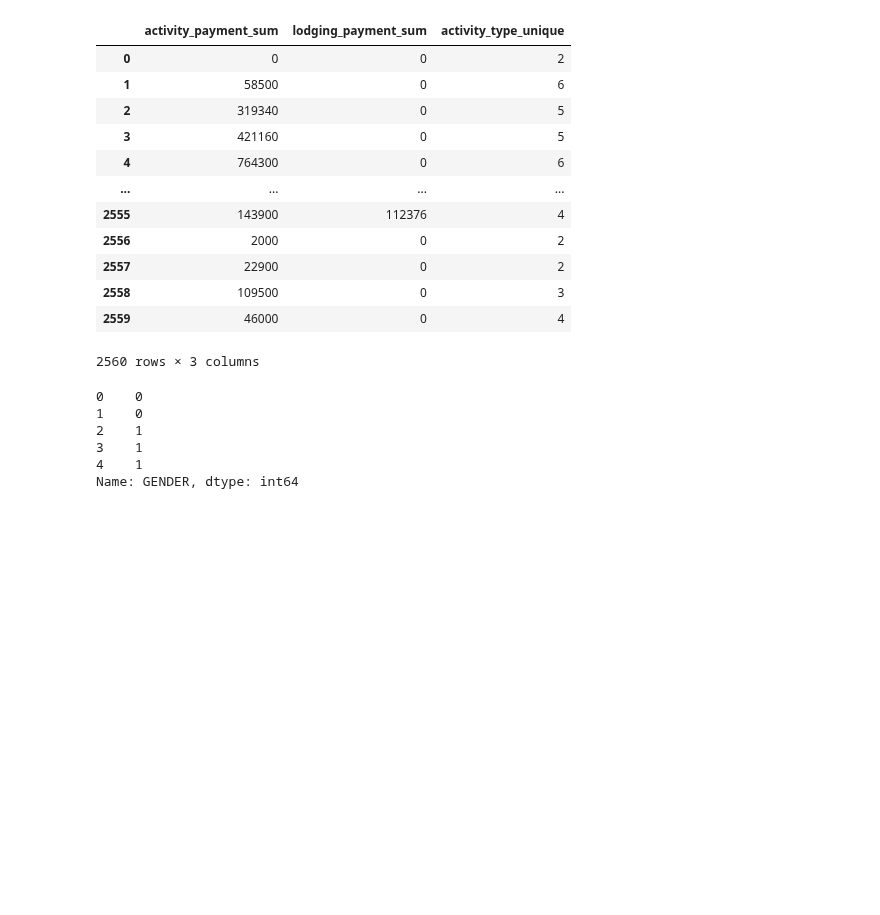
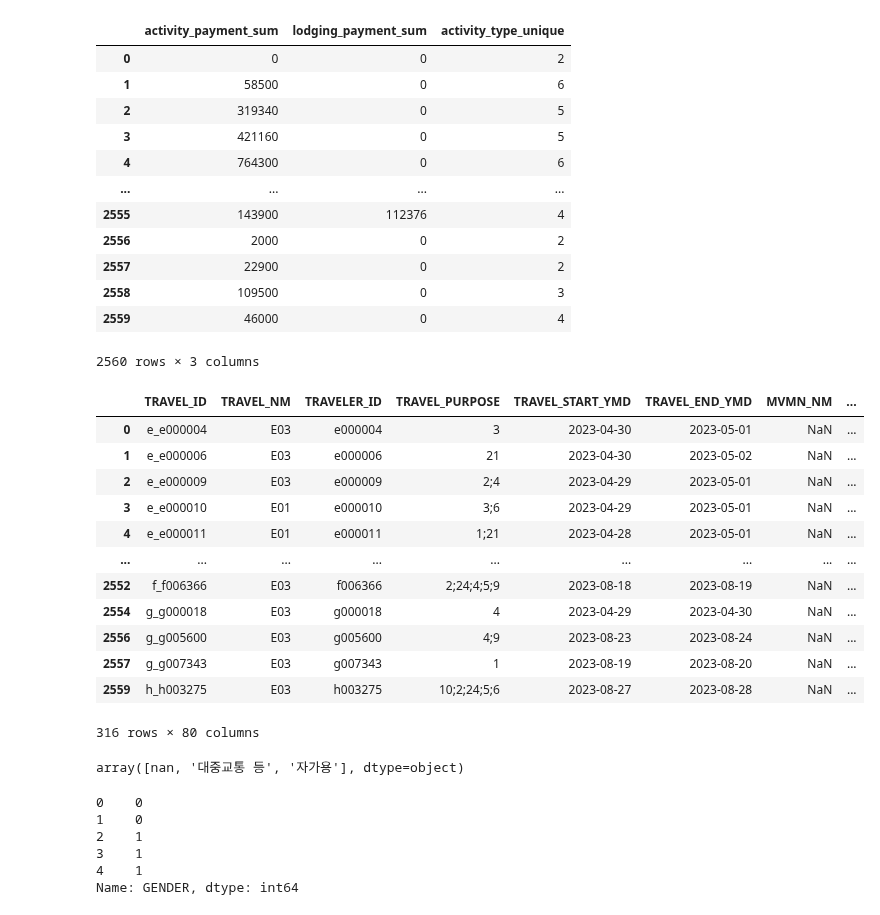
Before and after one commit to SKNetworks-AI19-250818/SKN19-mini-1Team, a Jupyter notebook: preprocessing/notebook/00_추가전처리.ipynb, the cells around one changed output. Cells and saved outputs as stored; diff of their text form; code cells hidden in the pictures; blank space fills up the shorter version.

```diff
--- a/preprocessing/notebook/00_EDA.ipynb
+++ b/preprocessing/notebook/00_추가전처리.ipynb
@@ -169,3 +170,23 @@ df[['activity_payment_sum', 'lodging_payment_sum', 'activity_type_unique']]
 | 2558 | 109500 | 0 | 3 |
 | 2559 | 46000 | 0 | 4 |
 2560 rows × 3 columns
+# %%
+df[df['MVMN_NM'].isnull() == True]
+# %% [output]
+|  | TRAVEL_ID | TRAVEL_NM | TRAVELER_ID | TRAVEL_PURPOSE | TRAVEL_START_YMD | TRAVEL_END_YMD | MVMN_NM | ... |
+| 0 | e_e000004 | E03 | e000004 | 3 | 2023-04-30 | 2023-05-01 | NaN | ... |
+| 1 | e_e000006 | E03 | e000006 | 21 | 2023-04-30 | 2023-05-02 | NaN | ... |
+| 2 | e_e000009 | E03 | e000009 | 2;4 | 2023-04-29 | 2023-05-01 | NaN | ... |
+| 3 | e_e000010 | E01 | e000010 | 3;6 | 2023-04-29 | 2023-05-01 | NaN | ... |
+| 4 | e_e000011 | E01 | e000011 | 1;21 | 2023-04-28 | 2023-05-01 | NaN | ... |
+| ... | ... | ... | ... | ... | ... | ... | ... | ... |
+| 2552 | f_f006366 | E03 | f006366 | 2;24;4;5;9 | 2023-08-18 | 2023-08-19 | NaN | ... |
+| 2554 | g_g000018 | E03 | g000018 | 4 | 2023-04-29 | 2023-04-30 | NaN | ... |
+| 2556 | g_g005600 | E03 | g005600 | 4;9 | 2023-08-23 | 2023-08-24 | NaN | ... |
+| 2557 | g_g007343 | E03 | g007343 | 1 | 2023-08-19 | 2023-08-20 | NaN | ... |
+| 2559 | h_h003275 | E03 | h003275 | 10;2;24;5;6 | 2023-08-27 | 2023-08-28 | NaN | ... |
+316 rows × 80 columns
+# %%
+df['MVMN_NM'].unique()
+# %% [output]
+array([nan, '대중교통 등', '자가용'], dtype=object)
```
Also changed, not shown: parts of 11 cells of this notebook, 5 other files.
